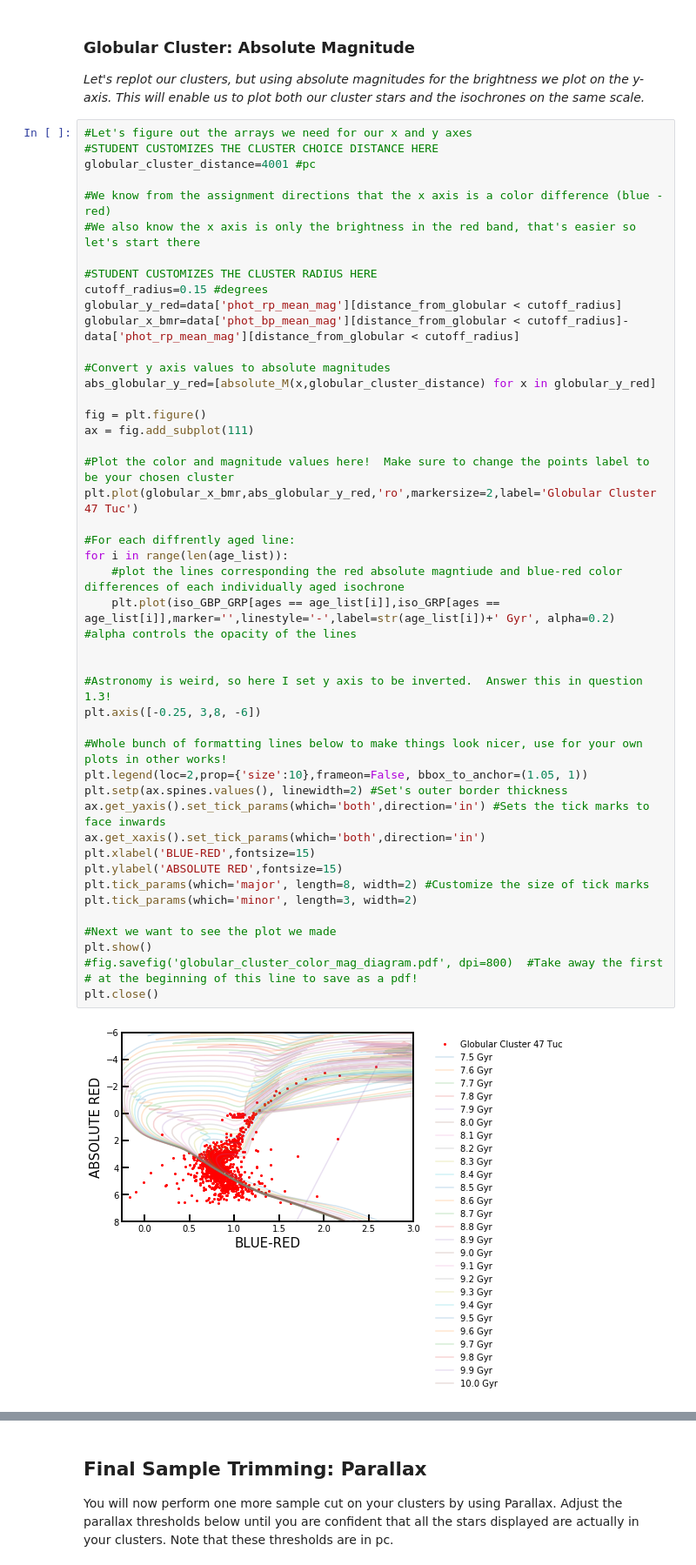
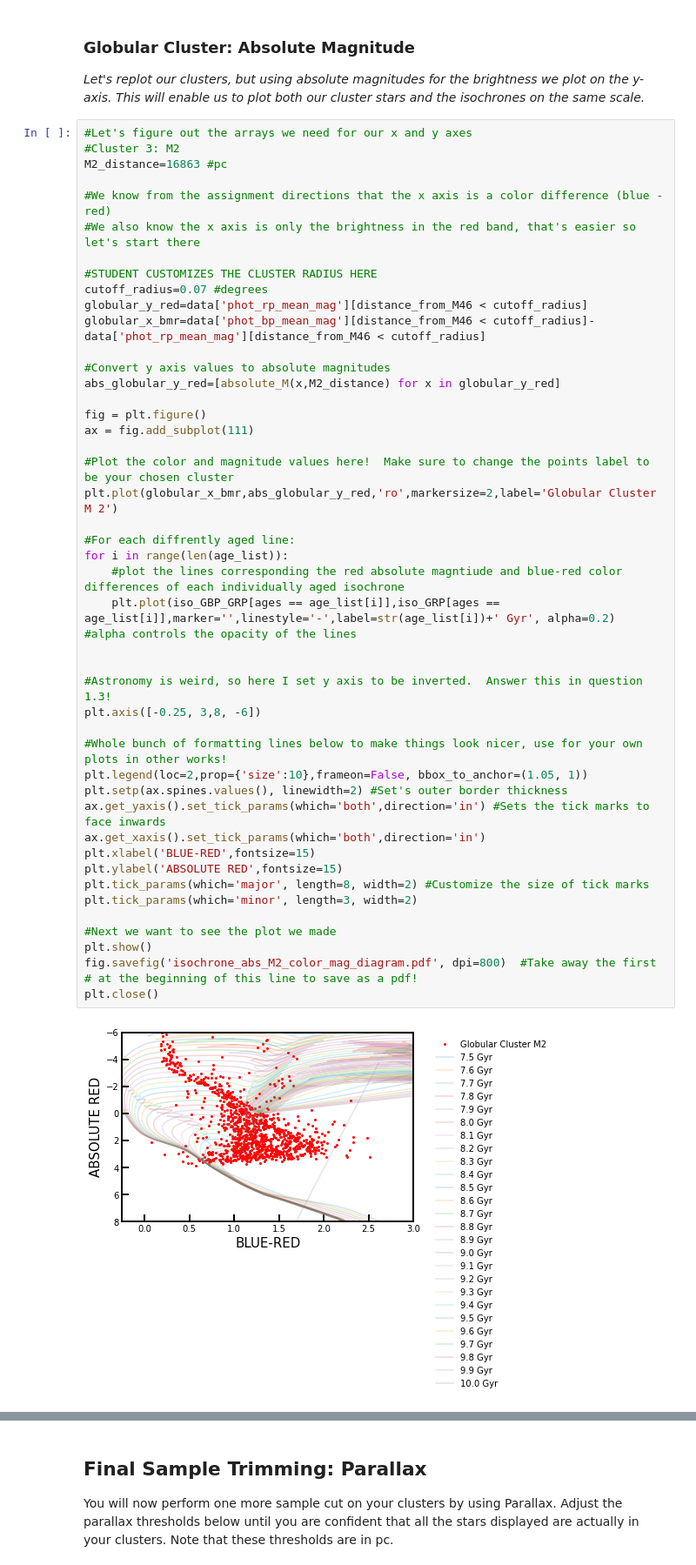
Before and after one commit to vvildfire/ASTR-591-Age-of-Clusters, a Jupyter notebook: Age of Clusters-Final-2021.ipynb, the cells around one changed output, grey strips where cells are left out. Shown at 87% size. Saved outputs shown, nothing was run; the diff lists cells and outputs as text.

```diff
--- a/Age of Clusters-Final-2021.ipynb
+++ b/Age of Clusters-Final-2021.ipynb
@@ -402,48 +476,48 @@ plt.close()
 <p1><i>Let's replot our clusters, but using absolute magnitudes for the brightness we plot on the y-axis.  This will enable us to plot both our cluster stars and the isochrones on the same scale.</i>
 # %%
 #Let's figure out the arrays we need for our x and y axes
-#STUDENT CUSTOMIZES THE CLUSTER CHOICE DISTANCE HERE
-globular_cluster_distance=4001 #pc
+#Cluster 3: M2
+M2_distance=16863 #pc
 
 #We know from the assignment directions that the x axis is a color difference (blue - red)
 #We also know the x axis is only the brightness in the red band, that's easier so let's start there
 
 #STUDENT CUSTOMIZES THE CLUSTER RADIUS HERE
-cutoff_radius=0.15 #degrees
-globular_y_red=data['phot_rp_mean_mag'][distance_from_globular < cutoff_radius]
-globular_x_bmr=data['phot_bp_mean_mag'][distance_from_globular < cutoff_radius]-data['phot_rp_mean_mag'][distance_from_globular < cutoff_radius]
+cutoff_radius=0.07 #degrees
+globular_y_red=data['phot_rp_mean_mag'][distance_from_M46 < cutoff_radius]
+globular_x_bmr=data['phot_bp_mean_mag'][distance_from_M46 < cutoff_radius]-data['phot_rp_mean_mag'][distance_from_M46 < cutoff_radius]
 
 #Convert y axis values to absolute magnitudes
-abs_globular_y_red=[absolute_M(x,globular_cluster_distance) for x in globular_y_red]
+abs_globular_y_red=[absolute_M(x,M2_distance) for x in globular_y_red]
 
 fig = plt.figure()
 ax = fig.add_subplot(111)
 
 #Plot the color and magnitude values here!  Make sure to change the points label to be your chosen cluster
-plt.plot(globular_x_bmr,abs_globular_y_red,'ro',markersize=2,label='Globular Cluster 47 Tuc')
+plt.plot(globular_x_bmr,abs_globular_y_red,'ro',markersize=2,label='Globular Cluster M 2')
 
 #For each diffrently aged line:
 for i in range(len(age_list)):
     #plot the lines corresponding the red absolute magntiude and blue-red color differences of each individually aged isochrone
     plt.plot(iso_GBP_GRP[ages == age_list[i]],iso_GRP[ages == age_list[i]],marker='',linestyle='-',label=str(age_list[i])+' Gyr', alpha=0.2)  #alpha controls the opacity of the lines
 
 
 #Astronomy is weird, so here I set y axis to be inverted.  Answer this in question 1.3!
 plt.axis([-0.25, 3,8, -6])
 
 #Whole bunch of formatting lines below to make things look nicer, use for your own plots in other works!
 plt.legend(loc=2,prop={'size':10},frameon=False, bbox_to_anchor=(1.05, 1))
 plt.setp(ax.spines.values(), linewidth=2) #Set's outer border thickness
 ax.get_yaxis().set_tick_params(which='both',direction='in') #Sets the tick marks to face inwards
 ax.get_xaxis().set_tick_params(which='both',direction='in')
 plt.xlabel('BLUE-RED',fontsize=15)
 plt.ylabel('ABSOLUTE RED',fontsize=15)
 plt.tick_params(which='major', length=8, width=2) #Customize the size of tick marks
 plt.tick_params(which='minor', length=3, width=2)
 
 #Next we want to see the plot we made
 plt.show()
-#fig.savefig('globular_cluster_color_mag_diagram.pdf', dpi=800)  #Take away the first # at the beginning of this line to save as a pdf!
+fig.savefig('isochrone_abs_M2_color_mag_diagram.pdf', dpi=800)  #Take away the first # at the beginning of this line to save as a pdf!
 plt.close()
 # %% [output]
-[figure, old version]
+[figure, new version]
```
Also changed, not shown: parts of 12 cells of this notebook.
